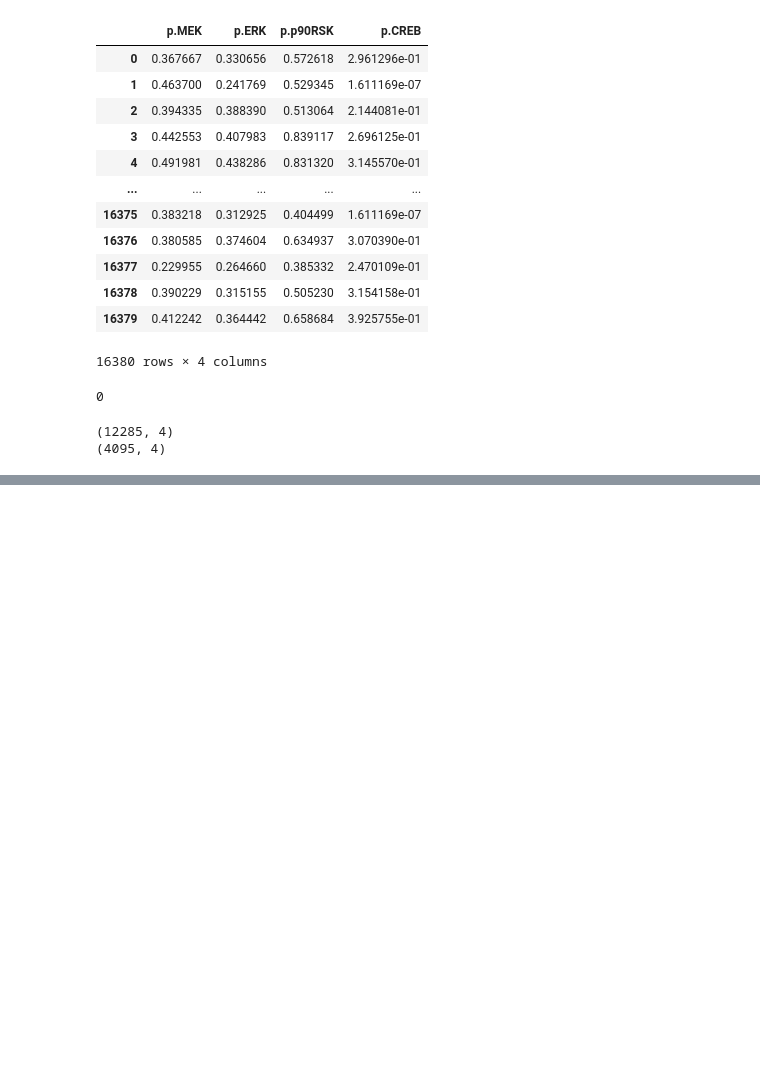
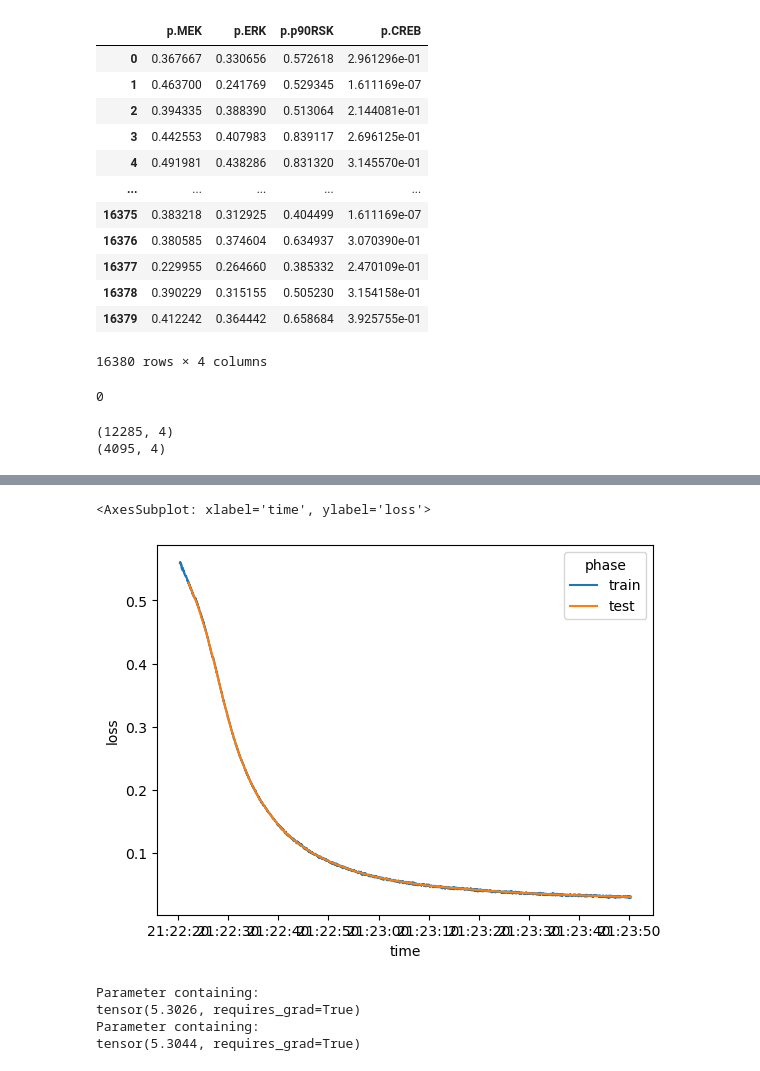
Before and after one commit to c-legac/biofuzznet, a Jupyter notebook: Notebooks/20230310_Linear_cascade_DREAM.ipynb, the cells around one changed output, grey strips where cells are left out. Drawn from its saved outputs; the diff is of its cells as text; code cells hidden in the pictures; blank space fills up the shorter version.

```diff
--- a/Notebooks/20230310_Linear_cascade_DREAM.ipynb
+++ b/Notebooks/20230310_Linear_cascade_DREAM.ipynb
@@ -370,0 +473,8 @@ NameError: name 'loss' is not defined
+# %%
+sel_data = cl_data.loc[(cl_data["treatment"]=="EGF"),:][['p.MKK4', 'p.JNK', 'p.p53', 'p.RB', 'p.MKK3.MKK6',
+                                                        'p.p38']]
+sel_data.reset_index(drop=True, inplace=True)
+# sel_data["input"] = 1.
+# sel_data.loc[sel_data["p.MKK4"]==0, "p.MKK4"] = 1e-9
+# sel_data.loc[sel_data["p.MKK3.MKK6"]==0, "p.MKK3.MKK6"] = 1e-9
+sel_data
@@ -370,0 +542,29 @@ NameError: name 'loss' is not defined
+# %%
+# Now we just need to specify some optimisation parameters
+
+learning_rate = 5e-3
+epochs = 50 # That seems like a lot, but 1 epoch is basically one simulation of the network on all datapoints, so we need a lot of them
+batch_size = 300
+# %%
+loss = my_model.conduct_optimisation(input = input_train,
+                                     test_input = input_test,
+                                     ground_truth=train,
+                                     epochs = epochs,
+                                     test_ground_truth=test,
+                                     learning_rate= learning_rate,
+                                     batch_size= batch_size
+                                         )
+# %%
+sns.lineplot(data=loss, x='time', y='loss', hue='phase')
+# %% [output]
+<AxesSubplot: xlabel='time', ylabel='loss'>
+[figure, added]
+# %%
+for gate in my_model.mixed_gates:
+    g = my_model.nodes[gate]["gate"]
+    print(g.AND_param)
+# %% [output]
+Parameter containing:
+tensor(5.3026, requires_grad=True)
+Parameter containing:
+tensor(5.3044, requires_grad=True)
```
Also changed, not shown: parts of 40 cells of this notebook, 7 other files.
